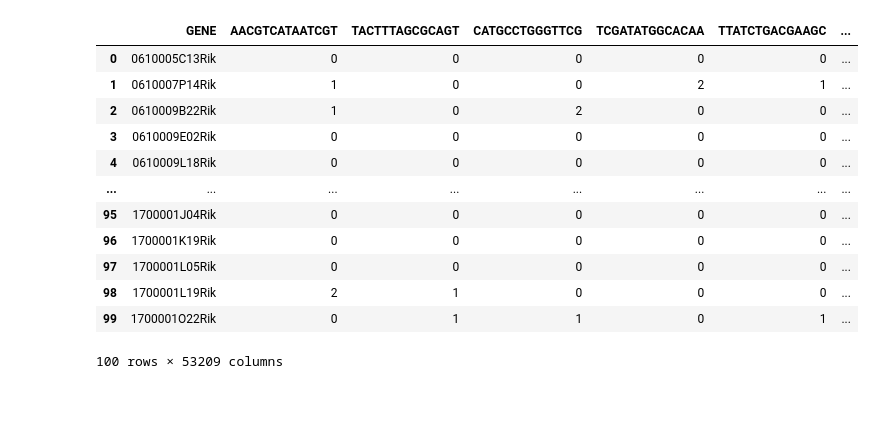
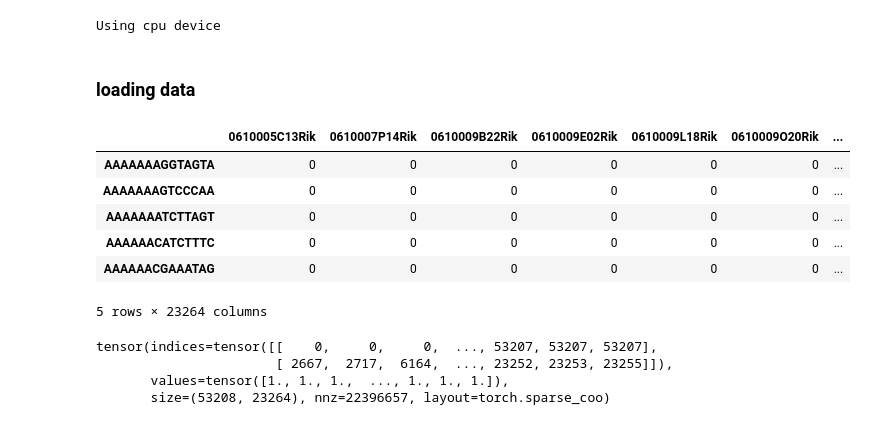
Before and after one commit to crsanderford/apm-598-inverse-problems, a Jupyter notebook: notebooks/project_demo_2.ipynb, the cells around one changed output. Cells and saved outputs as stored; diff of their text form; code cells hidden in the pictures.

```diff
--- a/notebooks/project_demo_2.ipynb
+++ b/notebooks/project_demo_2.ipynb
@@ -17,16 +18,19 @@ data = pd.read_csv('../data/Puck_200115_08.digital_expression.txt', sep='\t', ch
-# %%
-next(data)
-# %% [output]
-|  | GENE | AACGTCATAATCGT | TACTTTAGCGCAGT | CATGCCTGGGTTCG | TCGATATGGCACAA | TTATCTGACGAAGC | ... |
-| 0 | 0610005C13Rik | 0 | 0 | 0 | 0 | 0 | ... |
-| 1 | 0610007P14Rik | 1 | 0 | 0 | 2 | 1 | ... |
-| 2 | 0610009B22Rik | 1 | 0 | 2 | 0 | 0 | ... |
-| 3 | 0610009E02Rik | 0 | 0 | 0 | 0 | 0 | ... |
-| 4 | 0610009L18Rik | 0 | 0 | 0 | 0 | 0 | ... |
-| ... | ... | ... | ... | ... | ... | ... | ... |
-| 95 | 1700001J04Rik | 0 | 0 | 0 | 0 | 0 | ... |
-| 96 | 1700001K19Rik | 0 | 0 | 0 | 0 | 0 | ... |
-| 97 | 1700001L05Rik | 0 | 0 | 0 | 0 | 0 | ... |
-| 98 | 1700001L19Rik | 2 | 1 | 0 | 0 | 0 | ... |
-| 99 | 1700001O22Rik | 0 | 1 | 1 | 0 | 1 | ... |
-100 rows × 53209 columns
+# %%
+device = 'cuda' if torch.cuda.is_available() else 'cpu'
+print('Using {} device'.format(device))
+# %% [output]
+Using cpu device
+# %% [markdown]
+### loading data
+# %%
+bead_reads = pd.read_csv('/data/bioprotean/macosko_et_al/Puck_200115_08_digital_expression_sorted.csv', index_col='Unnamed: 0')
+# %%
+bead_reads.head()
+# %% [output]
+|  | 0610005C13Rik | 0610007P14Rik | 0610009B22Rik | 0610009E02Rik | 0610009L18Rik | 0610009O20Rik | ... |
+| AAAAAAAGGTAGTA | 0 | 0 | 0 | 0 | 0 | 0 | ... |
+| AAAAAAAGTCCCAA | 0 | 0 | 0 | 0 | 0 | 0 | ... |
+| AAAAAAATCTTAGT | 0 | 0 | 0 | 0 | 0 | 0 | ... |
+| AAAAAACATCTTTC | 0 | 0 | 0 | 0 | 0 | 0 | ... |
+| AAAAAACGAAATAG | 0 | 0 | 0 | 0 | 0 | 0 | ... |
+5 rows × 23264 columns
@@ -32,0 +41,7 @@ next(data)
+# %%
+data_sparse_tensor
+# %% [output]
+tensor(indices=tensor([[    0,     0,     0,  ..., 53207, 53207, 53207],
+                       [ 2667,  2717,  6164,  ..., 23252, 23253, 23255]]),
+       values=tensor([1., 1., 1.,  ..., 1., 1., 1.]),
+       size=(53208, 23264), nnz=22396657, layout=torch.sparse_coo)
```
Also changed, not shown: parts of 22 cells of this notebook, 2 other files.
